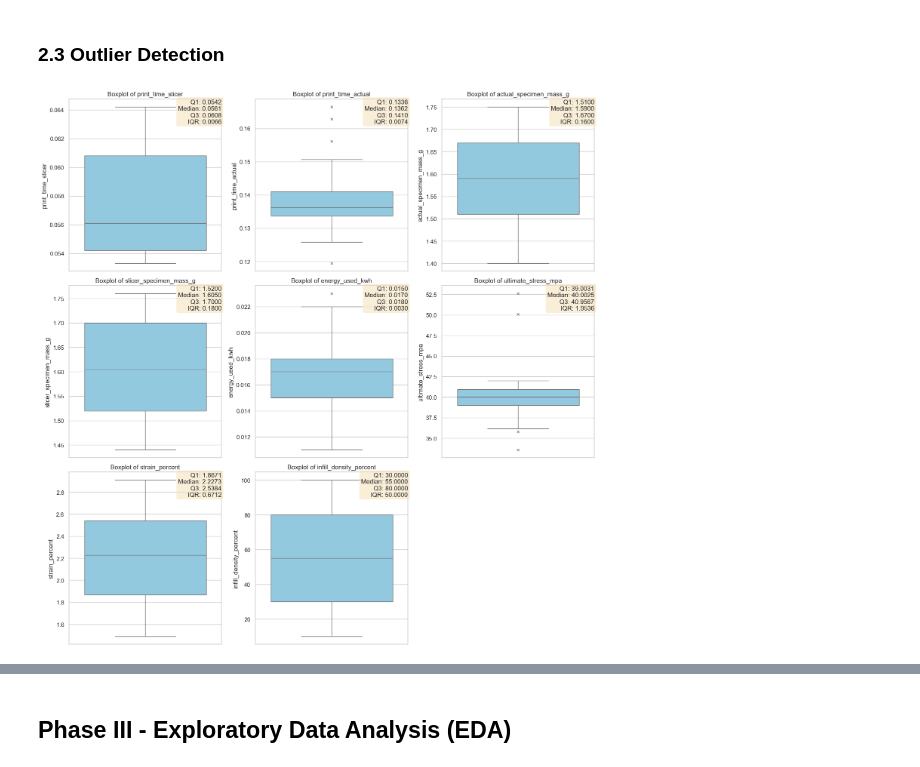
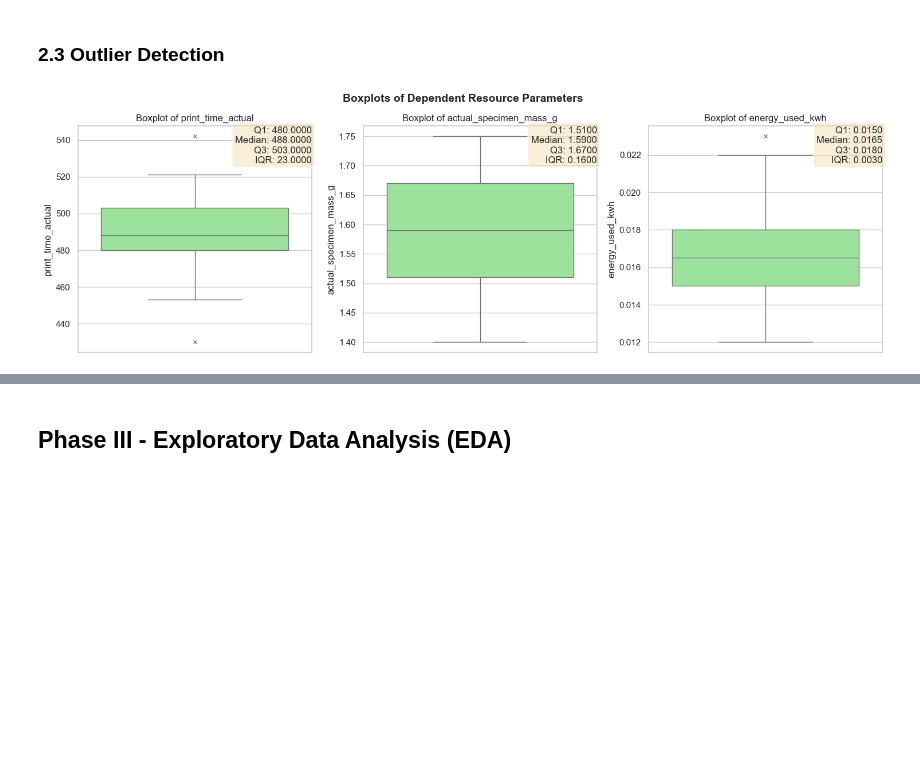
Before and after one commit to t1pen/PROJECT_OID, a Jupyter notebook: Data Analysis.ipynb, the cells around one changed output, grey strips where cells are left out. Cells and saved outputs as stored; diff of their text form; code cells hidden in the pictures; blank space fills up the shorter version.

```diff
--- a/Data Analysis.ipynb
+++ b/Data Analysis.ipynb
@@ -195,0 +235,25 @@ df[con_vars].describe()
+# %%
+# Convert 'print_time_slicer' and 'print_time_actual' columns from time format to numeric seconds
+def time_to_decimal(time_str):
+    if pd.isna(time_str):
+        return np.nan
+    try:
+        parts = time_str.split(':')
+        if len(parts) == 3:
+            hours, minutes, seconds = parts
+            return int(hours) * 3600 + int(minutes) * 60 + float(seconds)
+        elif len(parts) == 2:
+            minutes, seconds = parts
+            return int(minutes) * 60 + float(seconds)
+        else:
+            return float(time_str)
+    except Exception as e:
+        print(f"Error converting time '{time_str}': {e}")
+        return np.nan
+
+# Apply the conversion and replace the original columns
+df['print_time_slicer'] = df['print_time_slicer'].apply(time_to_decimal)
+df['print_time_actual'] = df['print_time_actual'].apply(time_to_decimal)
+
+# Display the first few rows of the updated dataset
+df.head()
@@ -237,18 +332,21 @@ Number of identical rows: 0
 # %% [markdown]
 ### 2.3 Outlier Detection
 # %%
-# Boxplot of Dependent Variables
-fig, axes = plt.subplots(3, 3, figsize=(15, 15))
+dep_res_vars = ['print_time_actual',
+                'actual_specimen_mass_g',
+                'energy_used_kwh']
+
+# Boxplot of Dependent Resource Parameters
+fig, axes = plt.subplots(2, 3, figsize=(15, 9))
 axes = axes.flatten()
-all_vars = dep_vars + indep_vars
 
-for i, var in enumerate(all_vars):
+for i, var in enumerate(dep_res_vars):
     ax = axes[i]
 
-    plt.subplot(3, 3, i + 1)
+    plt.subplot(2, 3, i + 1)
     sns.boxplot(
         y=df[var],
-        color='skyblue',
+        color='lightgreen',
         ax=ax,
         flierprops=dict(markerfacecolor='red', marker='x', markersize=5, linestyle='none')
         )
@@ -258,33 +356,33 @@ for i, var in enumerate(all_vars):
     q1 = df[var].quantile(0.25)
     q2 = df[var].quantile(0.50)
     q3 = df[var].quantile(0.75)
     iqr = q3 - q1
 
     stats_text = (
         f'Q1: {q1:.4f}\n'
         f'Median: {q2:.4f}\n'
         f'Q3: {q3:.4f}\n'
         f'IQR: {iqr:.4f}'
     )
 
     # Stable placement (top-right corner)
     xlim = ax.get_xlim()
     ylim = ax.get_ylim()
 
     ax.text(
         xlim[1], ylim[1],
         stats_text,
         fontsize=12,
         bbox=dict(boxstyle='round', facecolor='wheat', alpha=0.5),
         verticalalignment='top',
         horizontalalignment='right'
     )
 
 # Hide unused subplots
-for idx in range(len(all_vars), len(axes)):
+for idx in range(len(dep_res_vars), len(axes)):
     axes[idx].set_visible(False)
-
+plt.suptitle('Boxplots of Dependent Resource Parameters', fontsize=14, fontweight='bold')
 plt.tight_layout()
 plt.show()
 # %% [output]
-[figure, old version]
+[figure, new version]
```
Also changed, not shown: parts of 97 cells of this notebook, 7 other files.
